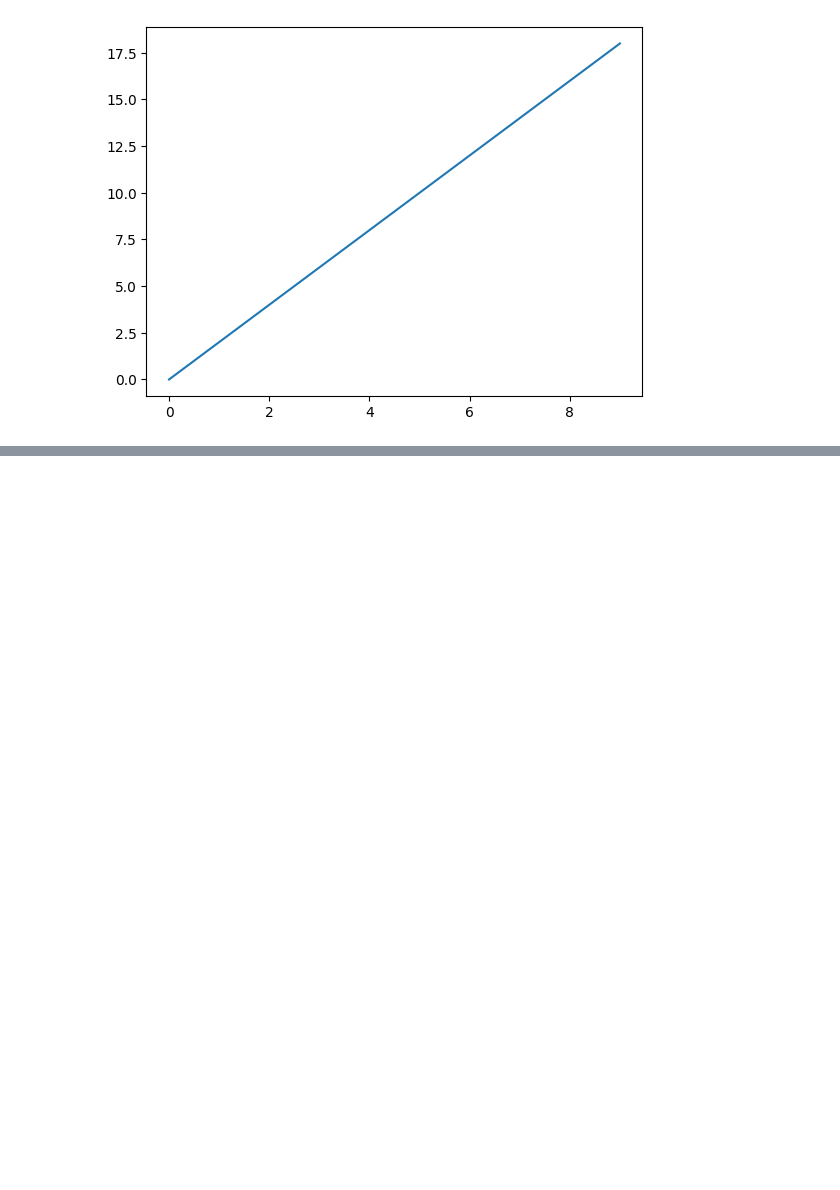
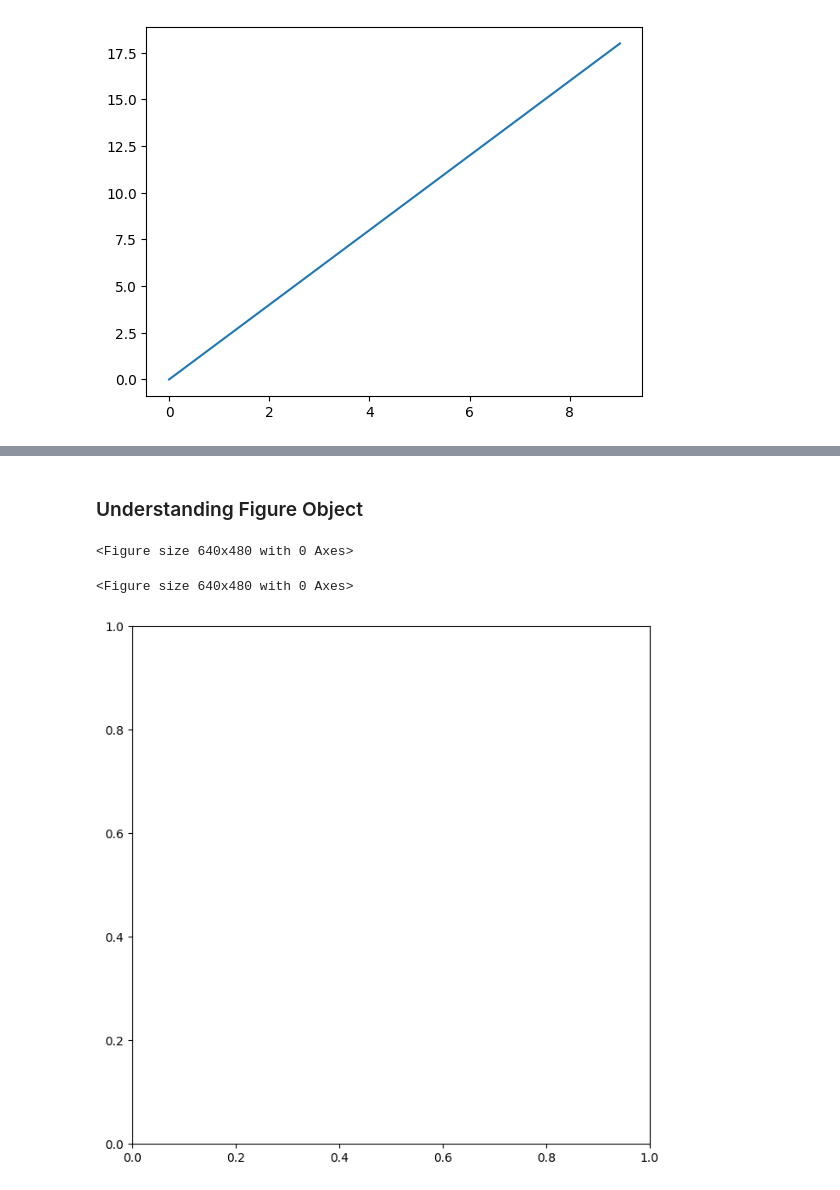
Before and after one commit to Anurag-Warthi/Data-Science-Machine-Learning, a Jupyter notebook: Data Science/01-DS_Libraries/Matplotlib.ipynb, the cells around one changed output, grey strips where cells are left out. Cells and saved outputs as stored; diff of their text form; code cells hidden in the pictures; blank space fills up the shorter version.

```diff
--- a/Data Science/01-DS_Libraries/Matplotlib.ipynb
+++ b/Data Science/01-DS_Libraries/Matplotlib.ipynb
@@ -42 +43,14 @@ Text(0, 0.5, 'Y-Axis')
 [figure]
+# %% [markdown]
+### Understanding Figure Object
+# %%
+# Creates a figure with no axes
+plt.figure()
+# %% [output]
+<Figure size 640x480 with 0 Axes>
+<Figure size 640x480 with 0 Axes>
+# %%
+fig = plt.figure(figsize=(6, 6))
+axes = fig.add_axes([0, 0, 1, 1])
+# %% [output]
+[figure, added]
```
Also changed, not shown: parts of 16 cells of this notebook.
